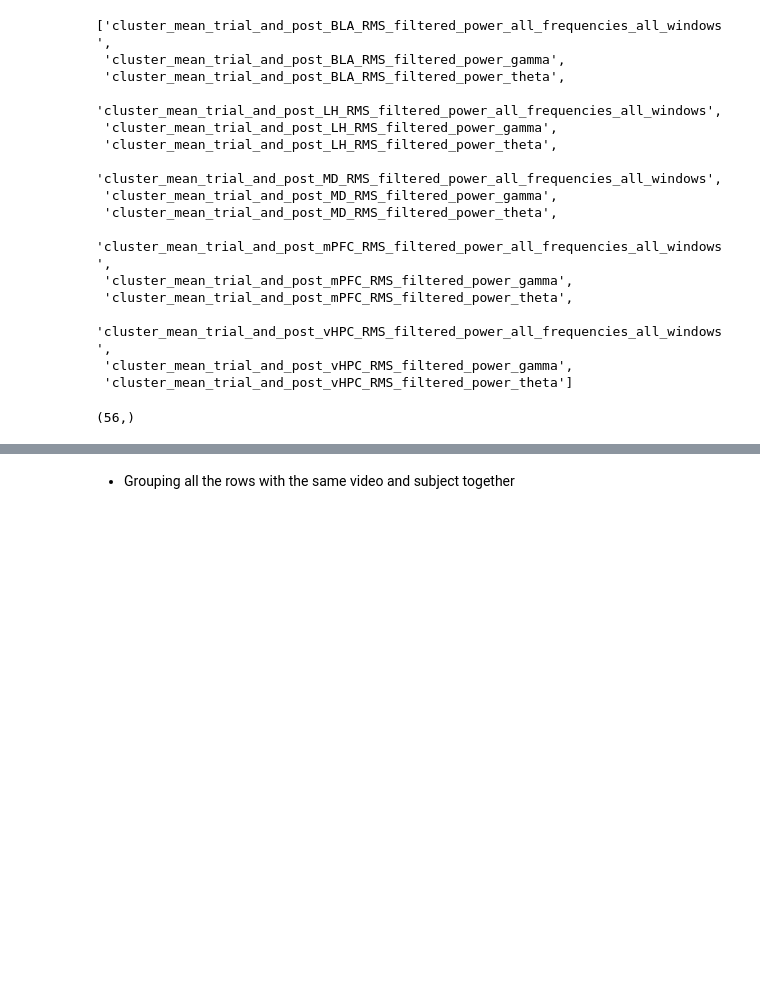
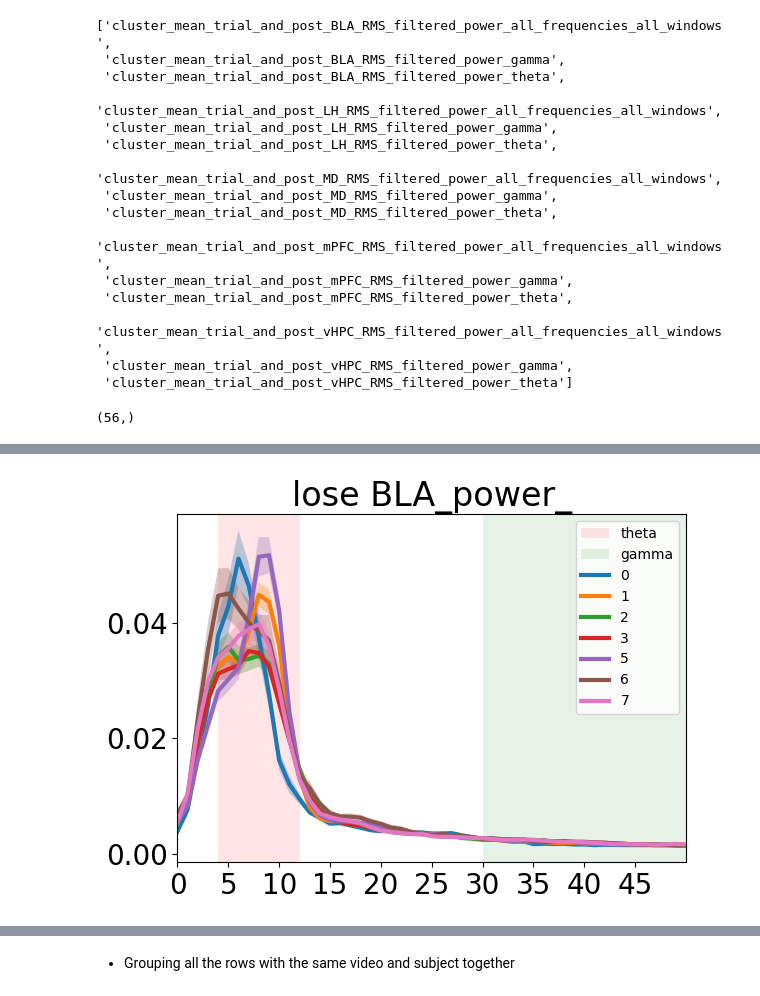
Before and after one commit to padillacoreanolab/reward_comp_ext, a Jupyter notebook: results/2024_06_16_spectral_preprocessing/12_rce2_cluster_parsing_alone_comp.ipynb, the cells around one changed output, grey strips where cells are left out. Cells and saved outputs as stored; diff of their text form; code cells hidden in the pictures; blank space fills up the shorter version.

```diff
--- a/results/2024_06_16_spectral_preprocessing/12_rce2_cluster_parsing_alone_comp.ipynb
+++ b/results/2024_06_16_spectral_preprocessing/12_rce2_cluster_parsing_alone_comp.ipynb
@@ -616,0 +620,20 @@ power_exploded_TRIALS_AND_SPECTRAL_DF["cluster_mean_trial_and_post_BLA_RMS_filte
+# %%
+for col in cluster_mean_columns:
+    if "all_frequencies" in col:
+        continue
+    grouped_power_exploded_TRIALS_AND_SPECTRAL_DF = pd.DataFrame(power_exploded_TRIALS_AND_SPECTRAL_DF.groupby('power_cluster_id')[col].mean())
+    grouped_power_exploded_TRIALS_AND_SPECTRAL_DF = grouped_power_exploded_TRIALS_AND_SPECTRAL_DF.reset_index()
+
+
+
+    grouped_power_exploded_TRIALS_AND_SPECTRAL_DF["sem"] = grouped_power_exploded_TRIALS_AND_SPECTRAL_DF["power_cluster_id"].map(power_exploded_TRIALS_AND_SPECTRAL_DF.groupby('power_cluster_id')[col].sem().to_dict())
+    grouped_power_exploded_TRIALS_AND_SPECTRAL_DF["color"] = grouped_power_exploded_TRIALS_AND_SPECTRAL_DF["power_cluster_id"].apply(lambda x: x.split("_")[0]).map(OUTCOME_TO_COLOR)
+    grouped_power_exploded_TRIALS_AND_SPECTRAL_DF["id_number"] = grouped_power_exploded_TRIALS_AND_SPECTRAL_DF["power_cluster_id"].apply(lambda x: x.split("_")[0]).map(OUTCOME_TO_COLOR)
+
+
+
+    fig, ax = plt.subplots()
+    plt.bar(grouped_power_exploded_TRIALS_AND_SPECTRAL_DF["power_cluster_id"], grouped_power_exploded_TRIALS_AND_SPECTRAL_DF[col], color=grouped_power_exploded_TRIALS_AND_SPECTRAL_DF["color"])
+    plt.title(col.replace("cluster_mean_trial_and_post_", "").replace("RMS_filtered_", ""))
+    plt.xticks(rotation=90, ha='right')
+    plt.show()
@@ -616,0 +651,76 @@ power_exploded_TRIALS_AND_SPECTRAL_DF["cluster_mean_trial_and_post_BLA_RMS_filte
+# %%
+low_freq = 0
+high_freq = 51
+current_frequencies = range(low_freq, high_freq)
+
+# Iterating through each brain region
+for col in cluster_mean_columns:
+    if "all_frequencies" not in col:
+        continue
+    print(col)
+
+    stacked_df = power_exploded_TRIALS_AND_SPECTRAL_DF.groupby("power_cluster_id").agg({col: stack_arrays})
+    stacked_df = stacked_df.reset_index()
+
+    # grouped_power_exploded_TRIALS_AND_SPECTRAL_DF["sem"] = grouped_power_exploded_TRIALS_AND_SPECTRAL_DF["power_cluster_id"].map(power_exploded_TRIALS_AND_SPECTRAL_DF.groupby('power_cluster_id')[col].sem().to_dict())
+    stacked_df["id_number"] = stacked_df["power_cluster_id"].apply(lambda x: x.split("_")[1])
+    stacked_df["trial_label"] = stacked_df["power_cluster_id"].apply(lambda x: x.split("_")[0])
+    stacked_df["color"] = stacked_df["trial_label"].map(OUTCOME_TO_COLOR)
+
+    stacked_df["max_value"] = stacked_df[col].apply(lambda x: np.nanmax(x[low_freq: high_freq]))
+    max_value = np.nanmax(stacked_df["max_value"])
+
+    # Iterating through each trial type
+    for trial_label in stacked_df["trial_label"].unique():
+        current_df = stacked_df[stacked_df["trial_label"] == trial_label]
+        fig, ax = plt.subplots()
+
+        plt.xlim(low_freq, high_freq-1)
+        plt.xticks(np.arange(low_freq, high_freq-1, 5))
+
+        for band, (min_freq, max_freq) in BAND_TO_FREQ_PLOT.items():
+            ax.axvspan(min_freq, max_freq, facecolor=BAND_TO_FREQ_COLOR[band], alpha=0.1, label=band)
+
+        if "power" in col:
+            # plt.ylim(0,0.01)
+            # plt.yscale("log")
+            # plt.ylim((10**-3.5,10**-0.5))
+            ax.set_ylim(auto=True)
+            # plt.ylim(0, max_value)
+            pass
+        else:
+            # pass
+            plt.ylim(0, 1)
+
+        current_df["id_number"] = current_df["id_number"].astype(int)
+        # Sample data: a list of numbers
+
+
+
+        for index, row in current_df.iterrows():
+            #### DURING TRIAL ####
+            mean_power = np.nanmean(row[col], axis=0)[low_freq: high_freq]
+
+            # nans, x= nan_helper(mean_power)
+            # mean_power[nans]= np.interp(x(nans), x(~nans), mean_power[~nans])
+            # sem_power = stats.sem(row[col], axis=0, ddof=0)
+
+            sem_power = np.nanstd(row[col], axis=0) / ((row[col].shape[0])**0.5)
+            sem_power = sem_power[low_freq: high_freq]
+            # nans, x= nan_helper(sem_power)
+            # sem_power[nans]= np.interp(x(nans), x(~nans), sem_power[~nans])
+
+
+            ax = sns.lineplot(x=current_frequencies, y=mean_power, \
+            label=row["id_number"], linewidth=3)
+
+            plt.fill_between(current_frequencies,
+            mean_power - sem_power, mean_power + sem_power, \
+            alpha=0.3)
+        title = "{} {}".format(trial_label, col.replace("cluster_mean_trial_and_post_", "").replace("RMS_filtered_", "").replace("all_frequencies_all_windows", ""))
+        plt.title(title)
+        plt.legend(fontsize=10)
+        plt.tight_layout()
+        plt.savefig("./proc/cluster_plots/cluster_{}.png".format(title))
+        plt.show()
+# %% [output]
@@ -616,0 +728 @@ power_exploded_TRIALS_AND_SPECTRAL_DF["cluster_mean_trial_and_post_BLA_RMS_filte
+[figure, added]
```
Also changed, not shown: parts of 53 cells of this notebook.
